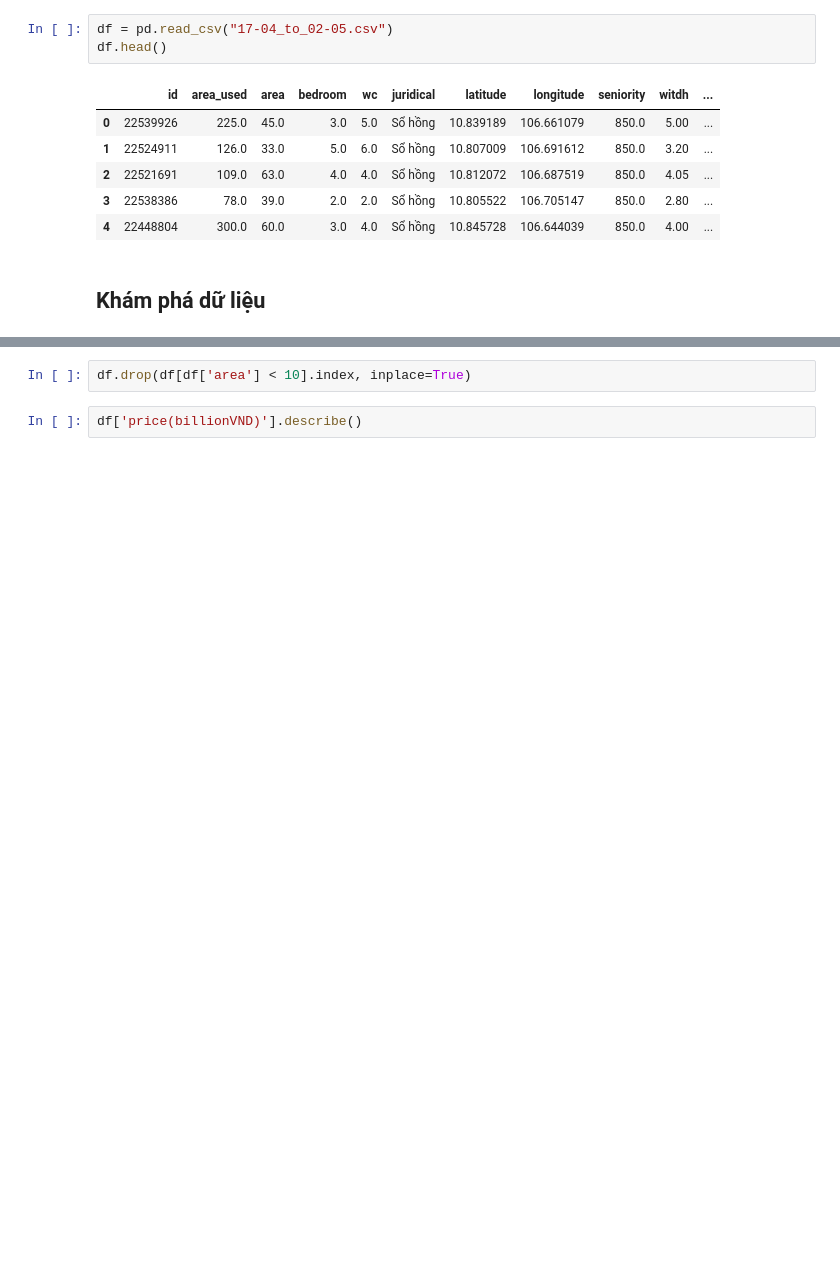
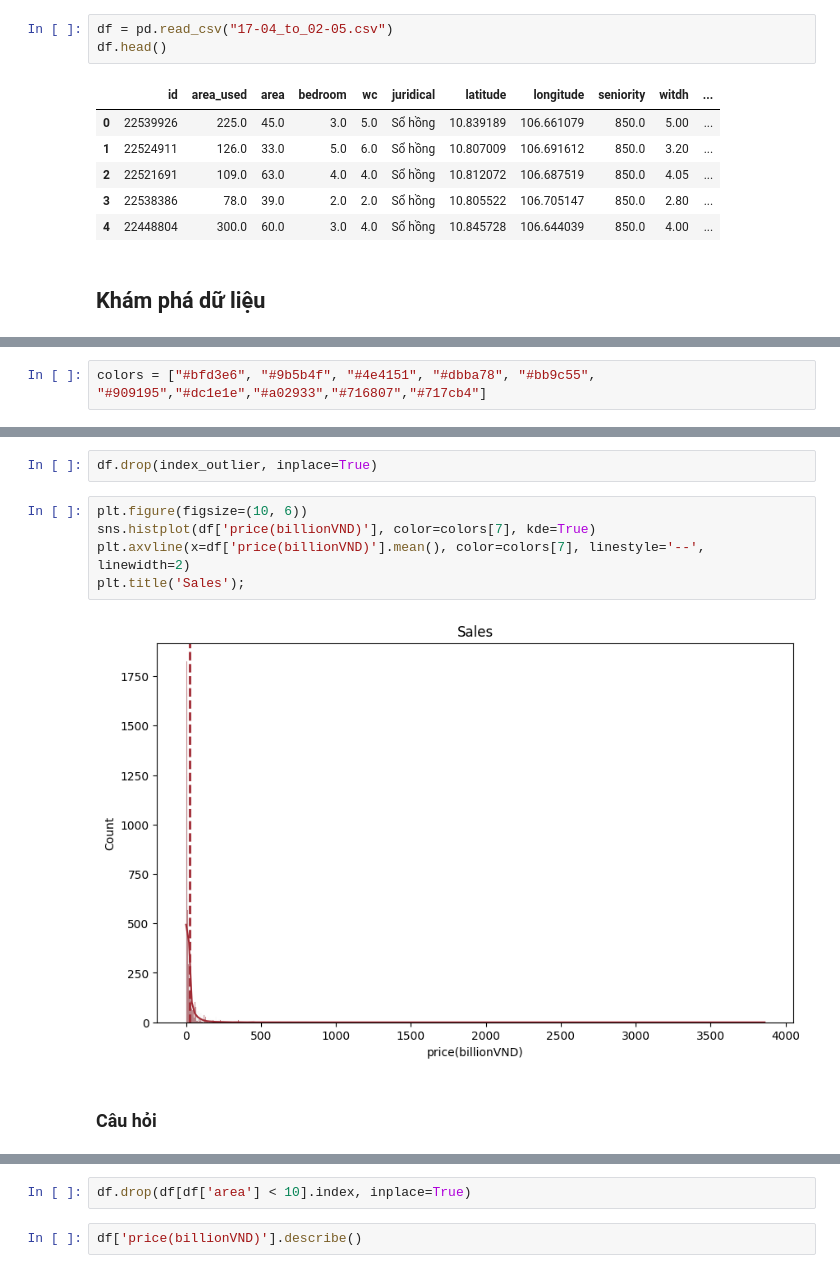
Before and after one commit to TTAT91A/Mogi_HousePrices_Pipeline, a Jupyter notebook: dags/code/Explore.ipynb, the cells around one changed output, grey strips where cells are left out. Drawn from its saved outputs; the diff is of its cells as text; blank space fills up the shorter version.

```diff
--- a/dags/code/Explore.ipynb
+++ b/dags/code/Explore.ipynb
@@ -18,0 +18,2 @@ df.head()
+# %%
+colors = ["#bfd3e6", "#9b5b4f", "#4e4151", "#dbba78", "#bb9c55", "#909195","#dc1e1e","#a02933","#716807","#717cb4"]
@@ -18,0 +74,11 @@ df.head()
+# %%
+df.drop(index_outlier, inplace=True)
+# %%
+plt.figure(figsize=(10, 6))
+sns.histplot(df['price(billionVND)'], color=colors[7], kde=True)
+plt.axvline(x=df['price(billionVND)'].mean(), color=colors[7], linestyle='--', linewidth=2)
+plt.title('Sales');
+# %% [output]
+[figure, added]
+# %% [markdown]
+### Câu hỏi
```
Also changed, not shown: parts of 38 cells of this notebook, 6 other files.
